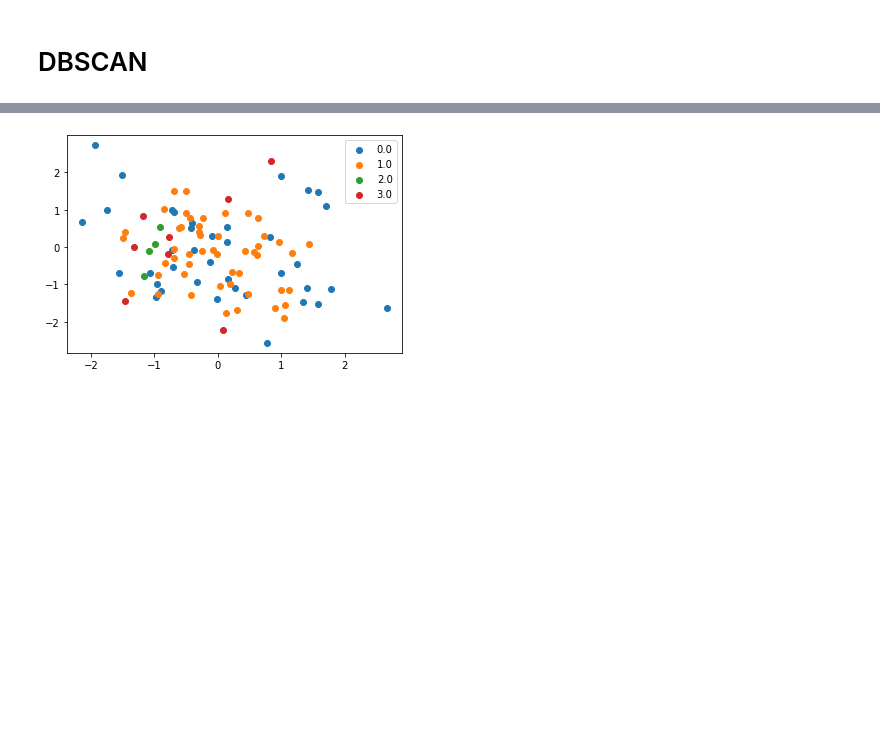
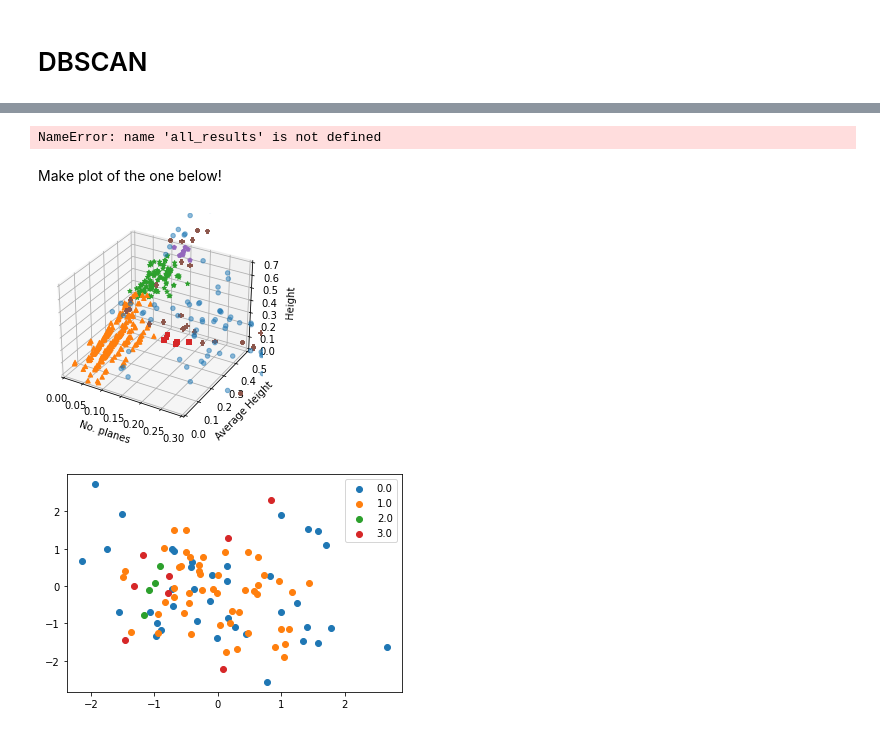
Before and after one commit to lm2-me/GEO5017Assignment1, a Jupyter notebook: DBSCAN_n-dims.ipynb, the cells around one changed output, grey strips where cells are left out. Cells and saved outputs as stored; diff of their text form; code cells hidden in the pictures; blank space fills up the shorter version.

Commit message:
seb updated graph and feature saving for DBSCAN and Kmeans

```diff
--- a/DBSCAN_n-dims.ipynb
+++ b/DBSCAN_n-dims.ipynb
@@ -150,0 +329,4 @@ plot_dbscan(clusters, dataConsidered)
+# %%
+print(all_results)
+# %% [output]
+NameError: name 'all_results' is not defined
@@ -151,3 +343,35 @@ plot_dbscan(clusters, dataConsidered)
+# %% [markdown]
+Make plot of the one below!
+# %%
+clusters, dataConsidered = dbscan(dataload, [1,3,6], 0.04, 7)
+percentage = cc.cluster_accuracy(clusters)
+
+print(clusters.max())
+print(clusters)
+# %%
+import matplotlib.pyplot as plt
+import numpy as np
+
+fig = plt.figure()
+ax = fig.add_subplot(projection='3d')
+
+ax.set_zlim(0, 0.7)
+ax.set_ylim(0,0.5)
+ax.set_xlim(0,0.3)
+
+for m, c, a in [('o',0, 0.5), ('^',1, 1), ('*',2, 1),('s',3, 1),('p',4, 1),('P',5,1)]:
+    xs = [dataload[i,6] for i, num_value in enumerate(dataload[:,6]) if int(clusters[i]) == int(c)]
+    ys = [dataload[i,3] for i, num_value in enumerate(dataload[:,3]) if int(clusters[i]) == int(c)]
+    zs = [dataload[i,1] for i, num_value in enumerate(dataload[:,1]) if int(clusters[i]) == int(c)]
+    ax.scatter(xs, ys, zs, marker=m, alpha=a)
+
+ax.set_xlabel('No. planes')
+ax.set_ylabel('Average Height')
+ax.set_zlabel('Height')
+
+plt.show()
+# %% [output]
+[figure, added]
 # %%
 #Plot graphs
 def plot_dbscan(clustergroup_new, dataConsidered):
```
Also changed, not shown: parts of 6 cells of this notebook, 3 other files.
